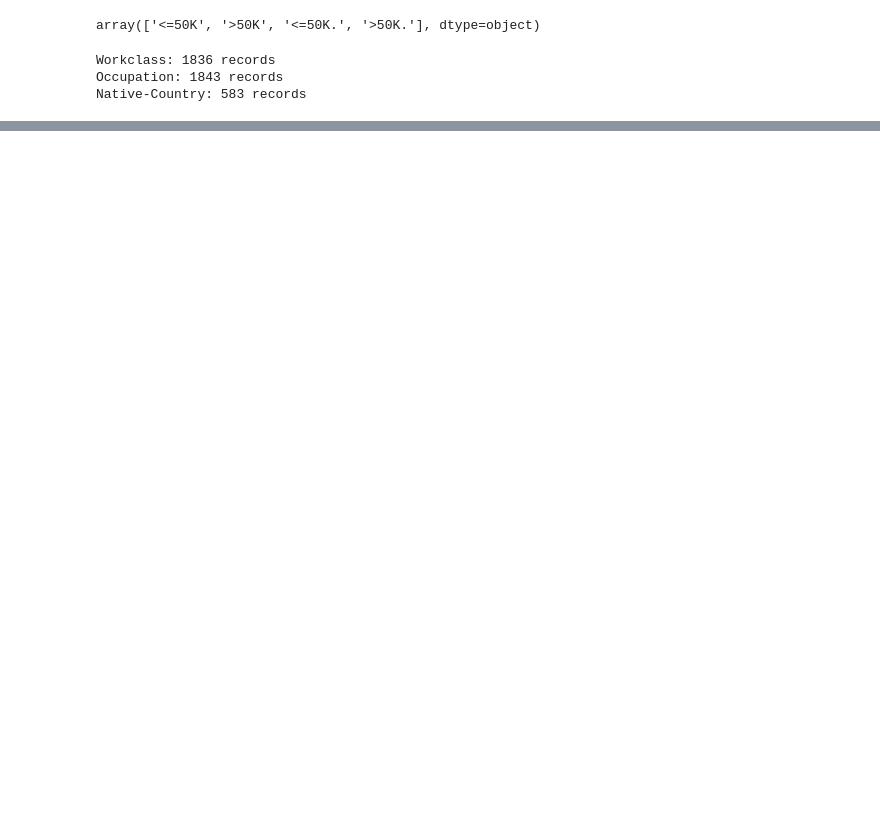
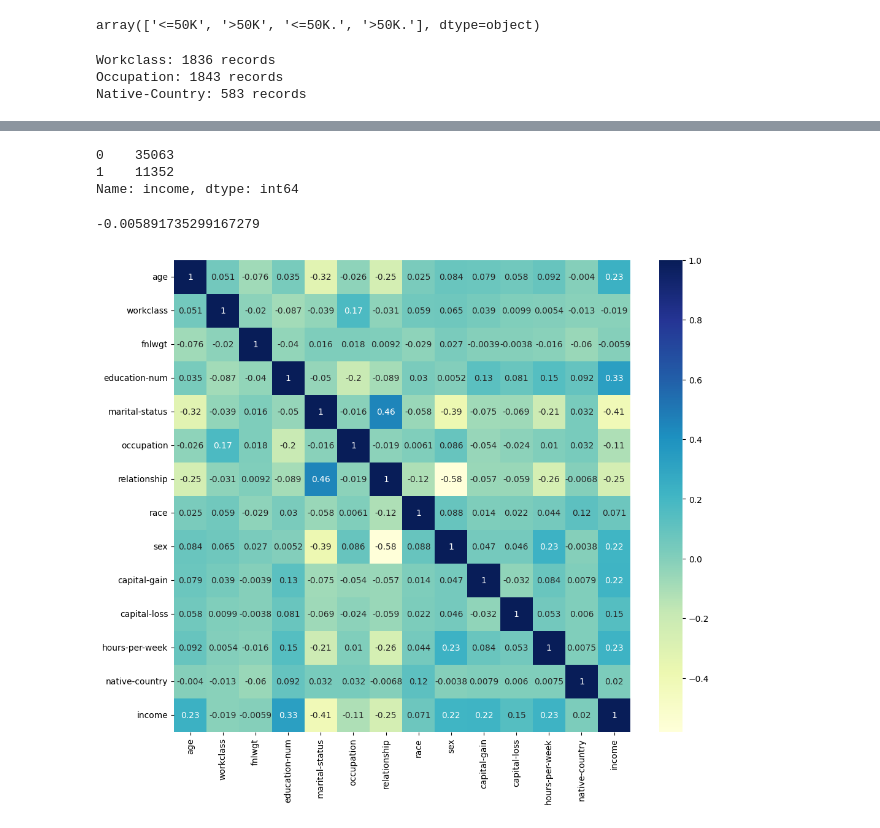
Before and after one commit to ZainUzama/Adult-Census-income-prediction, a Jupyter notebook: ML_cw_final.ipynb, the cells around one changed output, grey strips where cells are left out. Drawn from its saved outputs; the diff is of its cells as text; code cells hidden in the pictures; blank space fills up the shorter version.

```diff
--- a/ML_cw_final.ipynb
+++ b/ML_cw_final.ipynb
@@ -166,0 +206,2 @@ Native-Country: 583 records
+# %%
+X['income'] = X['income'].replace(['<=50K.', '>50K.'], ['<=50K', '>50K'])
@@ -171 +271,16 @@ X = X.drop(X[X['native-country'] == '?'].index)
+# %%
+#Grouping work class
+X['workclass'] = X['workclass'].replace(['Federal-gov', 'Local-gov', 'State-gov'], 'Government')
+X['workclass'] = X['workclass'].replace(['Self-emp-inc', 'Self-emp-not-inc'], 'Self-Employed')
+X['workclass'] = X['workclass'].replace(['Without-pay', 'Never-worked'], 'Unemployed')
+
+#Grouping martial status
+X['marital-status'] = X['marital-status'].replace(['Married-civ-spouse', 'Married-AF-spouse', 'Separated', 'Married-spouse-absent'], 'Married')
+X['marital-status'] = X['marital-status'].replace(['Never-married', 'Divorced', 'Widowed'], 'Not Married')
+
+#Grouping occupation
+X['occupation'] = X['occupation'].replace(['Prof-specialty', 'Exec-managerial'], 'Professional')
+X['occupation'] = X['occupation'].replace(['Handlers-cleaners', 'Machine-op-inspct', 'Adm-clerical', 'Farming-fishing', 'Transport-moving', 'Protective-serv', 'Tech-support'], 'Service')
+X['occupation'] = X['occupation'].replace(['Sales', 'Craft-repair'], 'Sales')
+X['occupation'] = X['occupation'].replace(['Other-service', 'Armed-Forces', 'Priv-house-serv'], 'Others')
 # %%
@@ -196,0 +309,2 @@ array(['United-States', 'Cuba', 'Jamaica', 'India', 'Mexico',
+# %%
+X = X.drop('education', axis = 1)
@@ -196,0 +322,6 @@ array(['United-States', 'Cuba', 'Jamaica', 'India', 'Mexico',
+# %%
+categ = ['workclass', 'marital-status', 'occupation', 'relationship', 'race', 'sex', 'native-country', 'income']
+
+# Encode Categorical Columns
+le = LabelEncoder()
+X[categ] = X[categ].apply(le.fit_transform)
@@ -196,0 +337,17 @@ array(['United-States', 'Cuba', 'Jamaica', 'India', 'Mexico',
+# %%
+income_counts = X['income'].value_counts()
+print(income_counts)
+# %% [output]
+0    35063
+1    11352
+Name: income, dtype: int64
+# %%
+print(X['fnlwgt'].corr(X['income']))
+# %% [output]
+-0.005891735299167279
+# %%
+# corelation between attributes
+plt.figure(figsize=(12, 10))
+dataplot = sns.heatmap(X.corr(), cmap="YlGnBu", annot=True)
+# %% [output]
+[figure, added]
```
Also changed, not shown: parts of 29 cells of this notebook.
